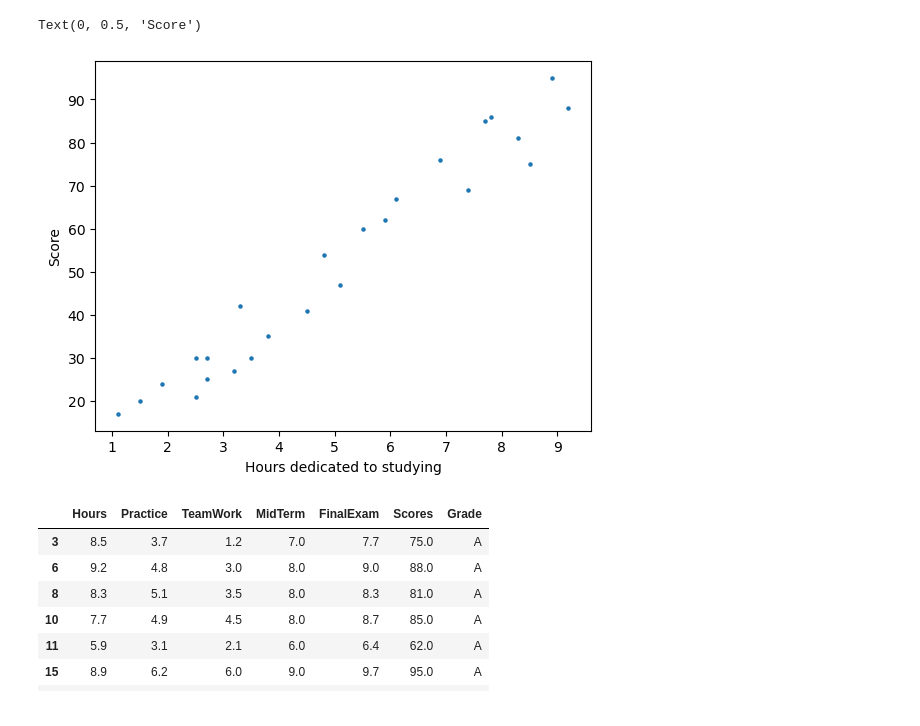
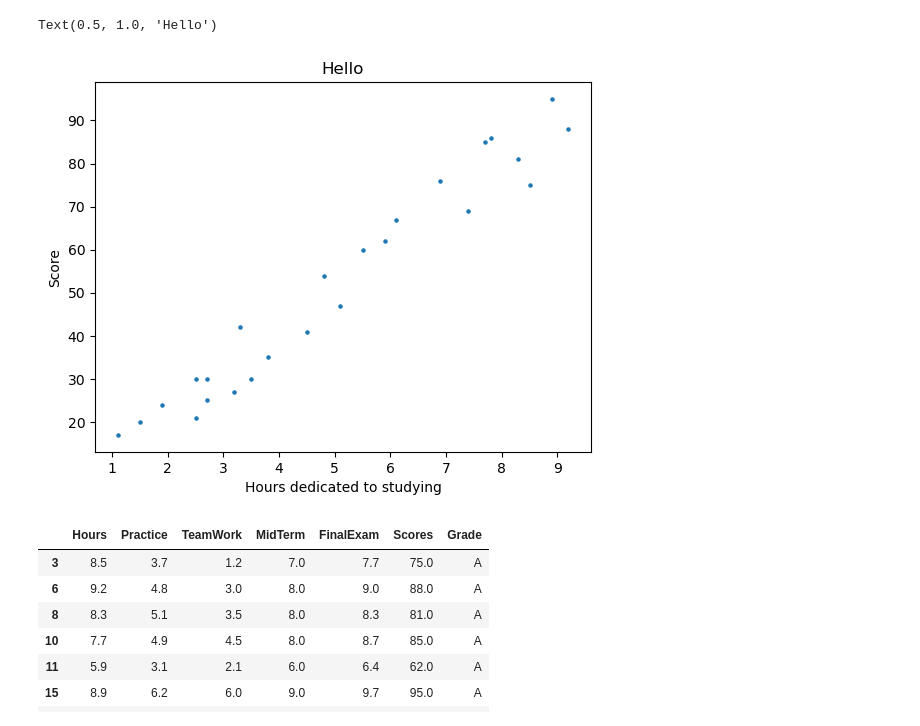
Before and after one commit to FabioCastroMorffi/SF-2, a Jupyter notebook: week-3/regression.ipynb, the cells around one changed output. Cells and saved outputs as stored; diff of their text form; code cells hidden in the pictures.

```diff
--- a/week-3/regression.ipynb
+++ b/week-3/regression.ipynb
@@ -10,13 +10,14 @@ grades_df = pd.read_csv('Student_Grades.csv')
 # %%
 grades_df = grades_df.dropna()
 xpoints = grades_df['Hours'].to_numpy()
 ypoints = grades_df['Scores'].to_numpy()
 plt.scatter(xpoints, ypoints, s  = 5)
 plt.xlabel('Hours dedicated to studying')
 plt.ylabel('Score')
+plt.title('Hello')
 # %% [output]
-Text(0, 0.5, 'Score')
+Text(0.5, 1.0, 'Hello')
-[figure, old version]
+[figure, new version]
 # %%
 grades_df[grades_df['Grade'].str.contains('A')]
 # %% [output]
```
Also changed, not shown: 1 other file.
